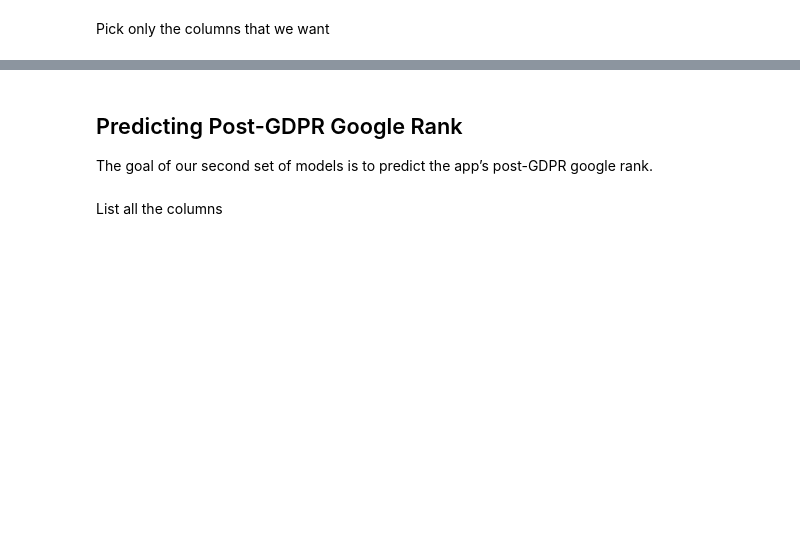
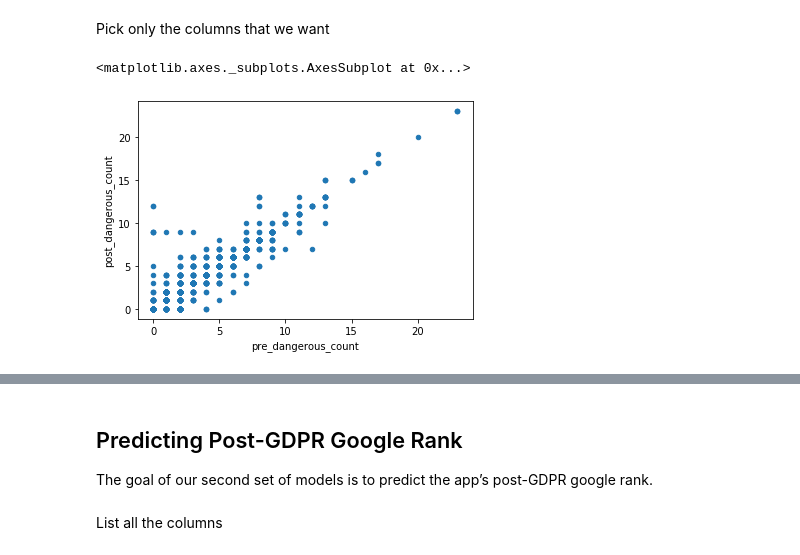
Before and after one commit to JBPelzner/w207_Final, a Jupyter notebook: gdpr_julian_12.2.ipynb, the cells around one changed output, grey strips where cells are left out. Cells and saved outputs as stored; diff of their text form; code cells hidden in the pictures; blank space fills up the shorter version.

Commit message:
more work on dangerous permissions

```diff
--- a/gdpr_julian_12.2.ipynb
+++ b/gdpr_julian_12.2.ipynb
@@ -640,0 +705,17 @@ dangerous = ["READ_CALENDAR", "WRITE_CALENDAR", "READ_CALL_LOG", "WRITE_CALL_LOG
+# %%
+all_permissions_pre = gdpr_merge['permissions_pre']
+lst = []
+for i in all_permissions_pre:
+    a = i.split("\"")
+    for j in a:
+        lst.append(j)
+gdpr_merge["pre_parsed"] = lst
+
+all_permissions_post = gdpr_merge['permissions_post']
+lst2 = []
+for i in all_permissions_post:
+    a = i.split("\"")
+    for j in a:
+        lst2.append(j)
+gdpr_merge["post_parsed"] = lst2
+gdpr_merge
@@ -640,0 +850,16 @@ dangerous = ["READ_CALENDAR", "WRITE_CALENDAR", "READ_CALL_LOG", "WRITE_CALL_LOG
+# %%
+## dummy coding for pre and post dangerous permissions counts
+dangerous_pre_count= []
+dangerous_post_count= []
+
+for i in gdpr_merge["pre_parsed_dangerous"]:
+    dangerous_pre_count.append(sum(i))
+
+
+for i in gdpr_merge["post_parsed_dangerous"]:
+    dangerous_post_count.append(sum(i))
+
+
+gdpr_merge['pre_dangerous_count'] = dangerous_pre_count
+gdpr_merge['post_dangerous_count'] = dangerous_post_count
+gdpr_merge
@@ -641,6 +885,6 @@ dangerous = ["READ_CALENDAR", "WRITE_CALENDAR", "READ_CALL_LOG", "WRITE_CALL_LOG
 # %%
 #split the train and test data
-y = gdpr_merge['permission_count_post']
+y = gdpr_merge['post_dangerous_count']
 train_data, X, train_labels, Y = train_test_split(gdpr_merge, y, test_size=0.4)
 print ("Train_data: " + str(train_data.shape))
 print ("Train_labels: " + str(train_labels.shape))
@@ -664,6 +924,11 @@ gdpr_merge.columns
 Pick only the columns that we want
 # %%
 train_data = train_data[['US', 'South Korea', 'Germany','google_rank_pre','permission_count_pre', 'file_size_pre',
-                         'permission_count_post', 'file_size_post']]
+                         'permission_count_post', 'file_size_post', 'pre_dangerous_count', 'post_dangerous_count']]
 dev_data = dev_data[['US', 'South Korea', 'Germany', 'google_rank_pre','permission_count_pre', 'file_size_pre',
-            'permission_count_post', 'file_size_post']]
+            'permission_count_post', 'file_size_post', 'pre_dangerous_count', 'post_dangerous_count']]
+# %%
+train_data.plot(x='pre_dangerous_count', y= 'post_dangerous_count', kind='scatter')
+# %% [output]
+<matplotlib.axes._subplots.AxesSubplot at 0x...>
+[figure, added]
```
Also changed, not shown: parts of 24 cells of this notebook, 1 other file.
